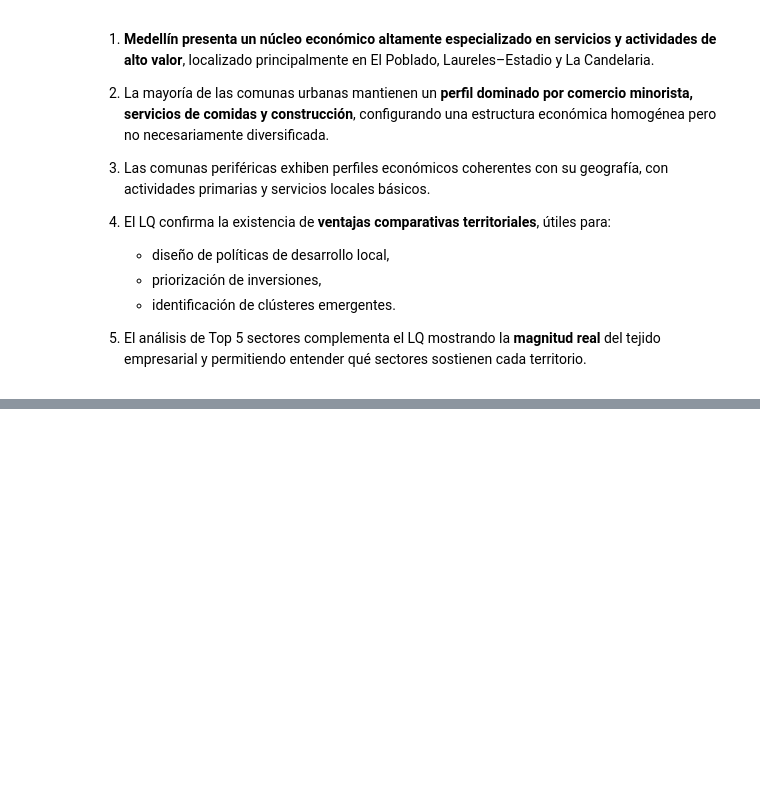
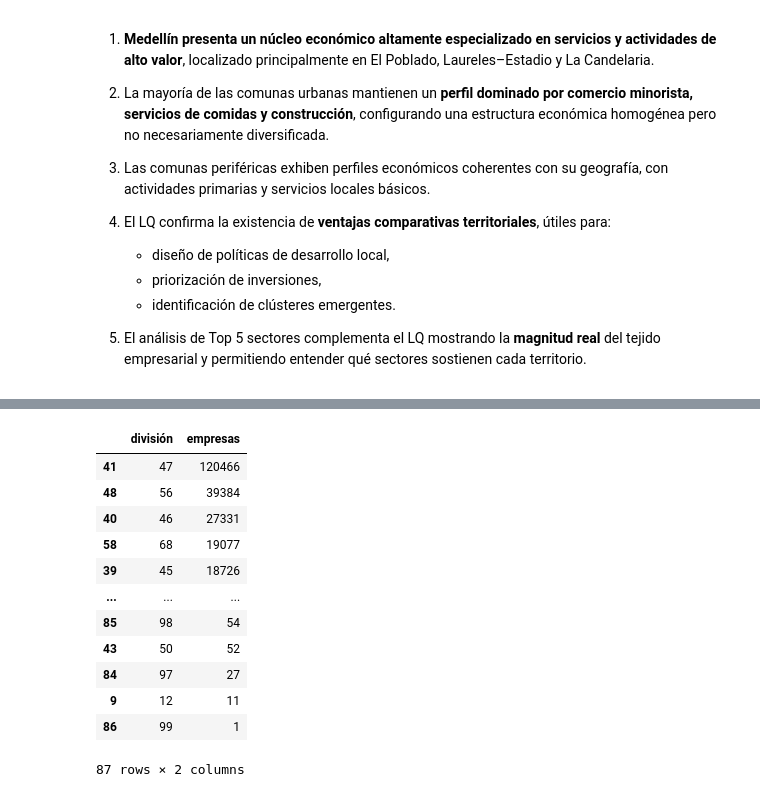
Before and after one commit to smaje99/diploma-in-data-analytics-in-business-management-unir, a Jupyter notebook: medellin-business-landscape/medellin-business-landscape.ipynb, the cells around one changed output, grey strips where cells are left out. Drawn from its saved outputs; the diff is of its cells as text; code cells hidden in the pictures; blank space fills up the shorter version.

```diff
--- a/medellin-business-landscape/medellin-business-landscape.ipynb
+++ b/medellin-business-landscape/medellin-business-landscape.ipynb
@@ -1312,0 +1406,21 @@ Basado en tu metodología y nombre del archivo, contiene:
+# %%
+# Frecuencias por División (2 dígitos)
+
+frecuencias_division = df_join.groupby("división")["empresas"].sum().reset_index()
+frecuencias_division = frecuencias_division.sort_values(by="empresas", ascending=False)
+
+frecuencias_division
+# %% [output]
+|  | división | empresas |
+| 41 | 47 | 120466 |
+| 48 | 56 | 39384 |
+| 40 | 46 | 27331 |
+| 58 | 68 | 19077 |
+| 39 | 45 | 18726 |
+| ... | ... | ... |
+| 85 | 98 | 54 |
+| 43 | 50 | 52 |
+| 84 | 97 | 27 |
+| 9 | 12 | 11 |
+| 86 | 99 | 1 |
+87 rows × 2 columns
```
Also changed, not shown: parts of 7 cells of this notebook, 3 other files.
